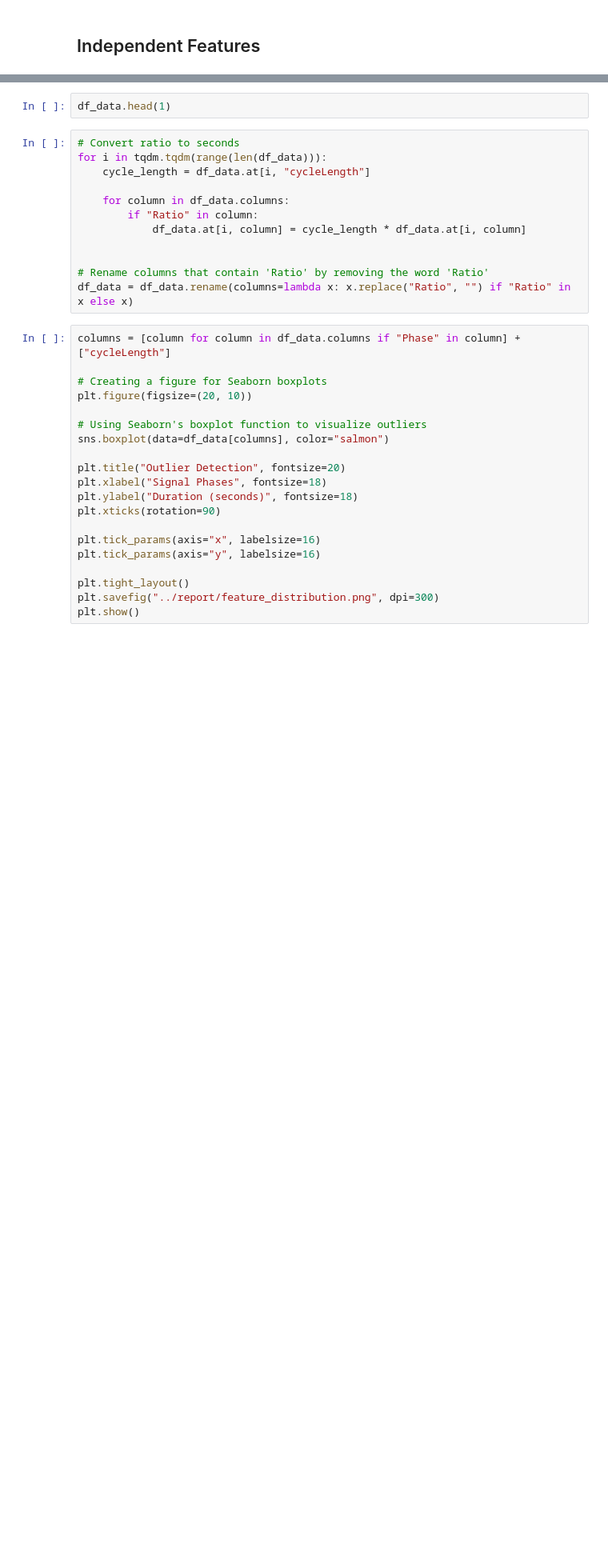
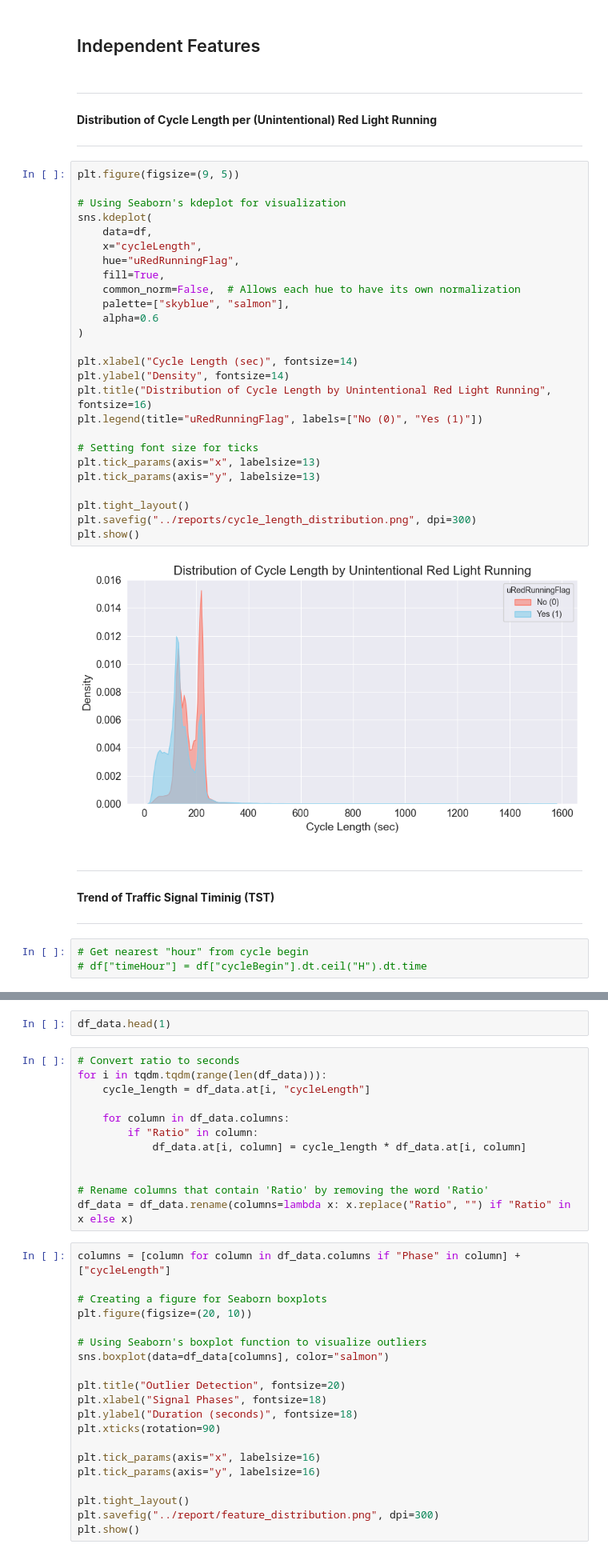
Before and after one commit to bmtazbiulhassan/signal_adjustment, a Jupyter notebook: notebook/i. data_processing.ipynb, the cells around one changed output, grey strips where cells are left out. Shown at 80% size. Cells and saved outputs as stored; diff of their text form; blank space fills up the shorter version.

```diff
--- a/notebook/i. data_processing.ipynb
+++ b/notebook/i. data_processing.ipynb
@@ -660,2 +583,45 @@ plt.show()
 # %% [markdown]
 ## Independent Features
+# %% [markdown]
+---
+
+**Distribution of Cycle Length per (Unintentional) Red Light Running**
+
+---
+# %%
+plt.figure(figsize=(9, 5))
+
+# Using Seaborn's kdeplot for visualization
+sns.kdeplot(
+    data=df,
+    x="cycleLength",
+    hue="uRedRunningFlag",
+    fill=True,
+    common_norm=False,  # Allows each hue to have its own normalization
+    palette=["skyblue", "salmon"],
+    alpha=0.6
+)
+
+plt.xlabel("Cycle Length (sec)", fontsize=14)
+plt.ylabel("Density", fontsize=14)
+plt.title("Distribution of Cycle Length by Unintentional Red Light Running", fontsize=16)
+plt.legend(title="uRedRunningFlag", labels=["No (0)", "Yes (1)"])
+
+# Setting font size for ticks
+plt.tick_params(axis="x", labelsize=13)
+plt.tick_params(axis="y", labelsize=13)
+
+plt.tight_layout()
+plt.savefig("../reports/cycle_length_distribution.png", dpi=300)
+plt.show()
+# %% [output]
+[figure, added]
+# %% [markdown]
+---
+
+**Trend of Traffic Signal Timinig (TST)**
+
+---
+# %%
+# Get nearest "hour" from cycle begin
+# df["timeHour"] = df["cycleBegin"].dt.ceil("H").dt.time
```
Also changed, not shown: parts of 60 cells of this notebook.
